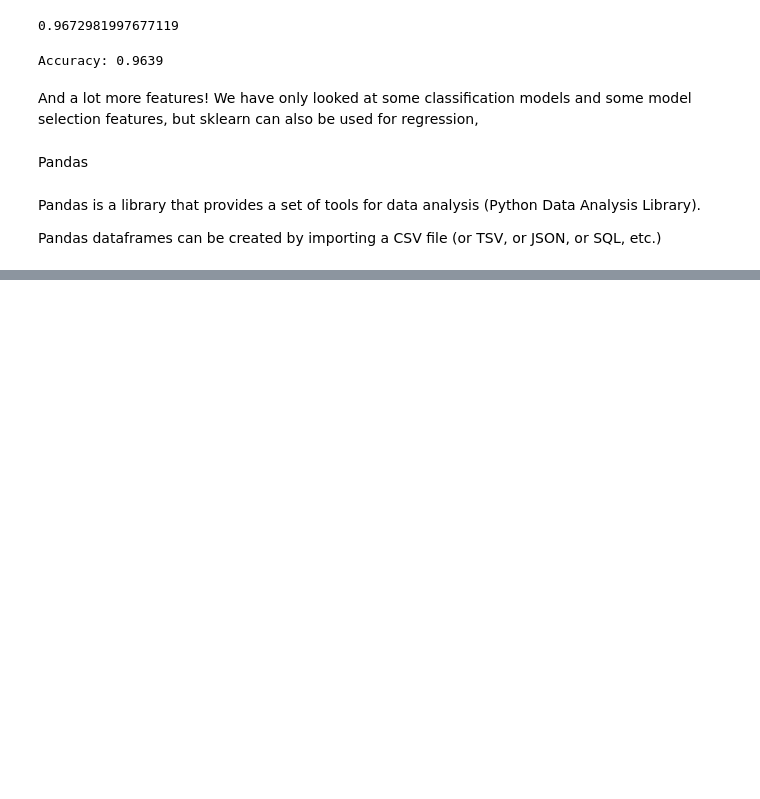
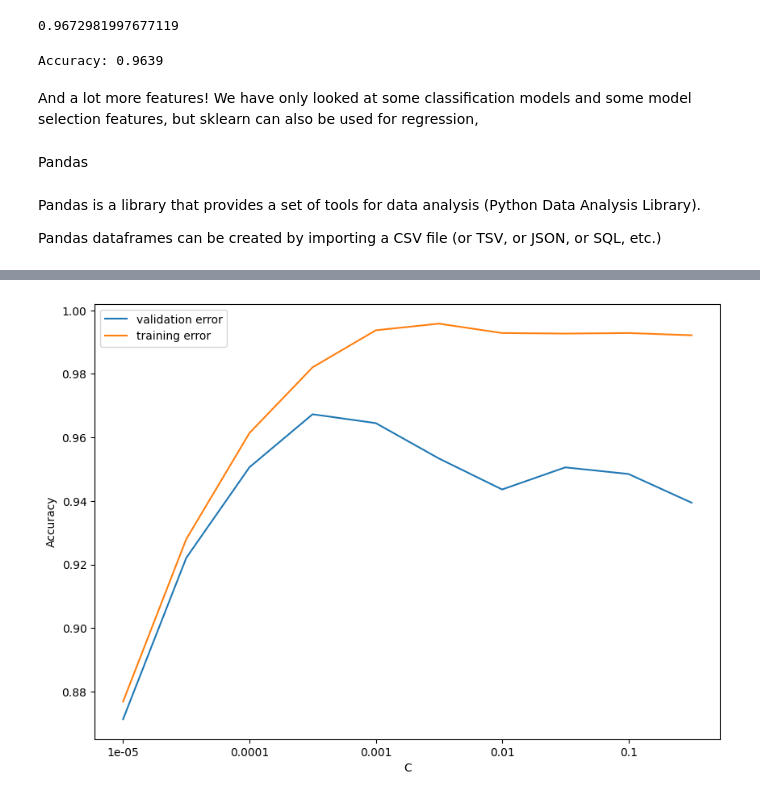
Before and after one commit to Youssra1999/ML_Projects, a Jupyter notebook: ML_Tutorials.ipynb, the cells around one changed output, grey strips where cells are left out. Saved outputs shown, nothing was run; the diff lists cells and outputs as text; code cells hidden in the pictures; blank space fills up the shorter version.

```diff
--- a/ML_Tutorials.ipynb
+++ b/ML_Tutorials.ipynb
@@ -441,0 +462,3 @@ Pandas dataframes can be created by importing a CSV file (or TSV, or JSON, or SQ
+# %%
+df = pd.DataFrame(grid_search.cv_results_)
+df
@@ -441,0 +487,10 @@ Pandas dataframes can be created by importing a CSV file (or TSV, or JSON, or SQ
+# %%
+fig, ax = plt.subplots()
+ax.plot(df['mean_test_score'], label="validation error")
+ax.plot(df['mean_train_score'], label="training error")
+ax.set_xticklabels(df['param_C'])
+ax.set_xlabel("C")
+ax.set_ylabel("Accuracy")
+ax.legend(loc='best');
+# %% [output]
+[figure, added]
```
Also changed, not shown: parts of 3 cells of this notebook.
